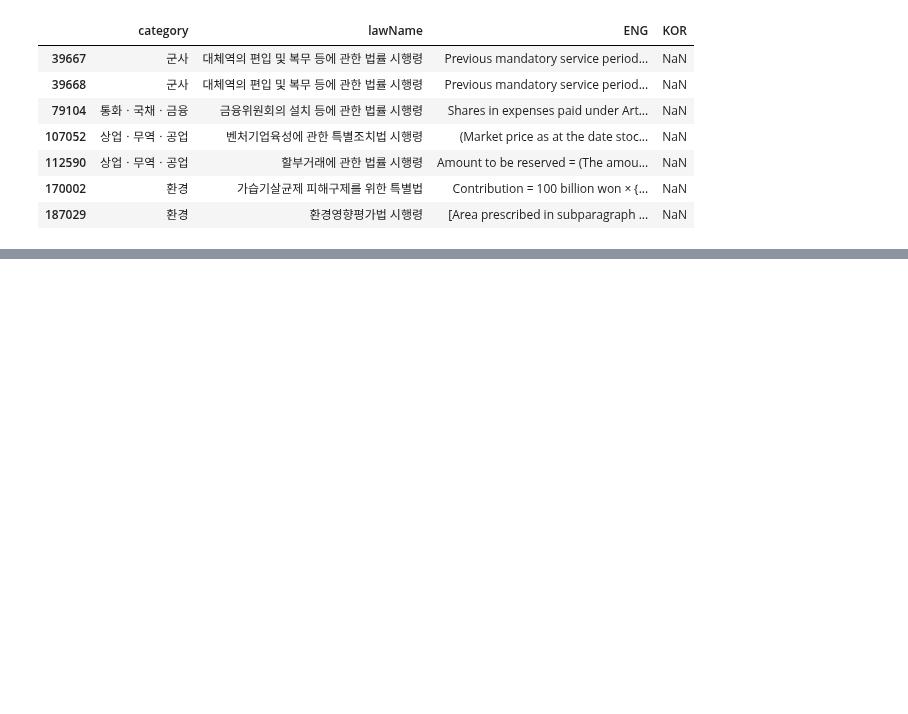
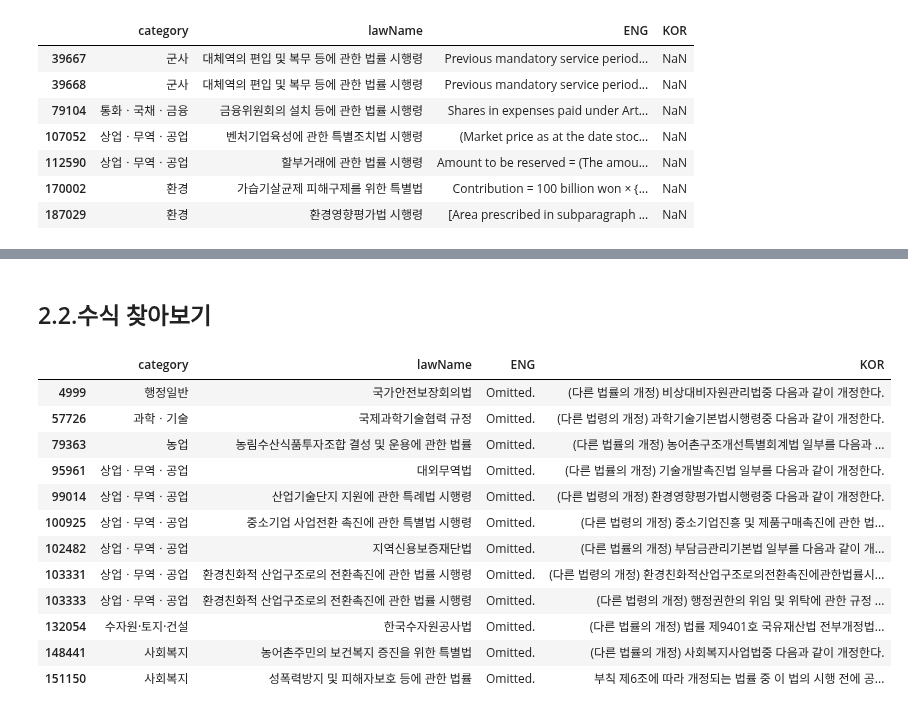
Before and after one commit to tjtmddnjswkd/capstone, a Jupyter notebook: preprocessing_new.ipynb, the cells around one changed output, grey strips where cells are left out. Saved outputs shown, nothing was run; the diff lists cells and outputs as text; code cells hidden in the pictures; blank space fills up the shorter version.

```diff
--- a/preprocessing_new.ipynb
+++ b/preprocessing_new.ipynb
@@ -93,0 +352,18 @@ df_notnull.tail()
+# %% [markdown]
+## 2.2.수식 찾아보기
+# %%
+df_pre1_del.loc[(df_pre1_del["ENG"]=="Omitted.")&(df_pre1_del["KOR"]!="생략")]
+# %% [output]
+|  | category | lawName | ENG | KOR |
+| 4999 | 행정일반 | 국가안전보장회의법 | Omitted. | (다른 법률의 개정) 비상대비자원관리법중 다음과 같이 개정한다. |
+| 57726 | 과학ㆍ기술 | 국제과학기술협력 규정 | Omitted. | (다른 법령의 개정) 과학기술기본법시행령중 다음과 같이 개정한다. |
+| 79363 | 농업 | 농림수산식품투자조합 결성 및 운용에 관한 법률 | Omitted. | (다른 법률의 개정) 농어촌구조개선특별회계법 일부를 다음과 ... |
+| 95961 | 상업ㆍ무역ㆍ공업 | 대외무역법 | Omitted. | (다른 법률의 개정) 기술개발촉진법 일부를 다음과 같이 개정한다. |
+| 99014 | 상업ㆍ무역ㆍ공업 | 산업기술단지 지원에 관한 특례법 시행령 | Omitted. | (다른 법령의 개정) 환경영향평가법시행령중 다음과 같이 개정한다. |
+| 100925 | 상업ㆍ무역ㆍ공업 | 중소기업 사업전환 촉진에 관한 특별법 시행령 | Omitted. | (다른 법령의 개정) 중소기업진흥 및 제품구매촉진에 관한 법... |
+| 102482 | 상업ㆍ무역ㆍ공업 | 지역신용보증재단법 | Omitted. | (다른 법률의 개정) 부담금관리기본법 일부를 다음과 같이 개... |
+| 103331 | 상업ㆍ무역ㆍ공업 | 환경친화적 산업구조로의 전환촉진에 관한 법률 시행령 | Omitted. | (다른 법령의 개정) 환경친화적산업구조로의전환촉진에관한법률시... |
+| 103333 | 상업ㆍ무역ㆍ공업 | 환경친화적 산업구조로의 전환촉진에 관한 법률 시행령 | Omitted. | (다른 법령의 개정) 행정권한의 위임 및 위탁에 관한 규정 ... |
+| 132054 | 수자원·토지·건설 | 한국수자원공사법 | Omitted. | (다른 법률의 개정) 법률 제9401호 국유재산법 전부개정법... |
+| 148441 | 사회복지 | 농어촌주민의 보건복지 증진을 위한 특별법 | Omitted. | (다른 법률의 개정) 사회복지사업법중 다음과 같이 개정한다. |
+| 151150 | 사회복지 | 성폭력방지 및 피해자보호 등에 관한 법률 | Omitted. | 부칙 제6조에 따라 개정되는 법률 중 이 법의 시행 전에 공... |
```
Also changed, not shown: parts of 35 cells of this notebook.
